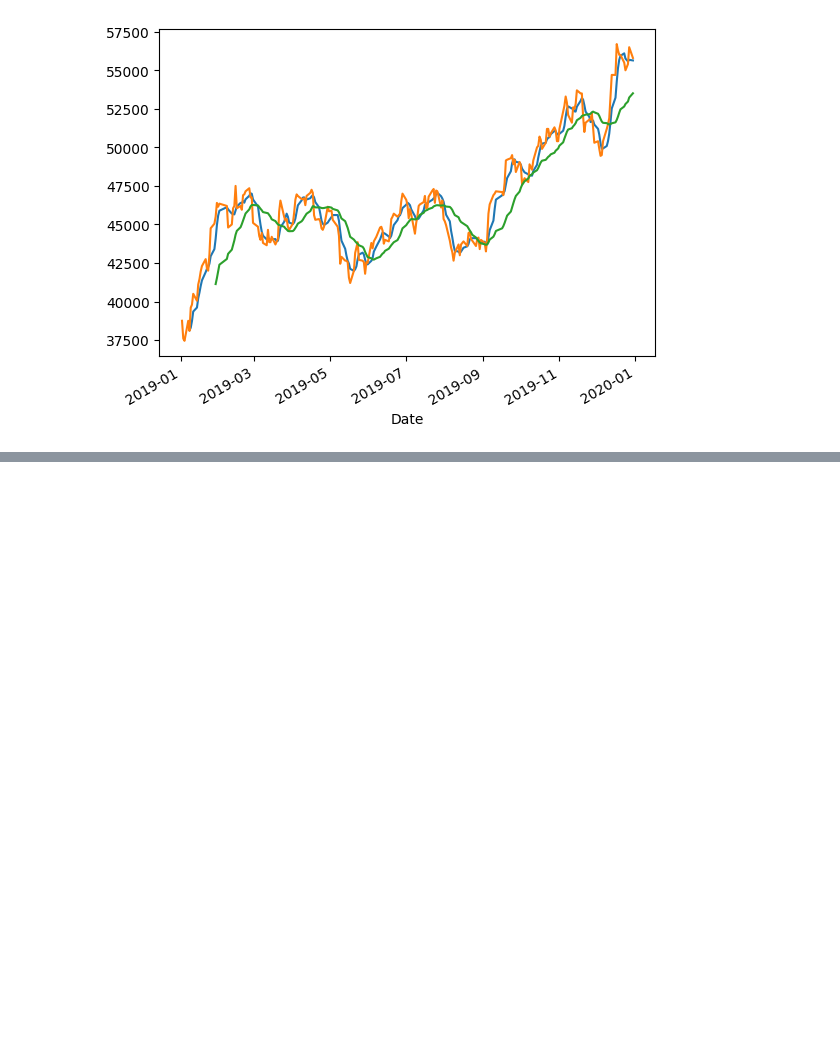
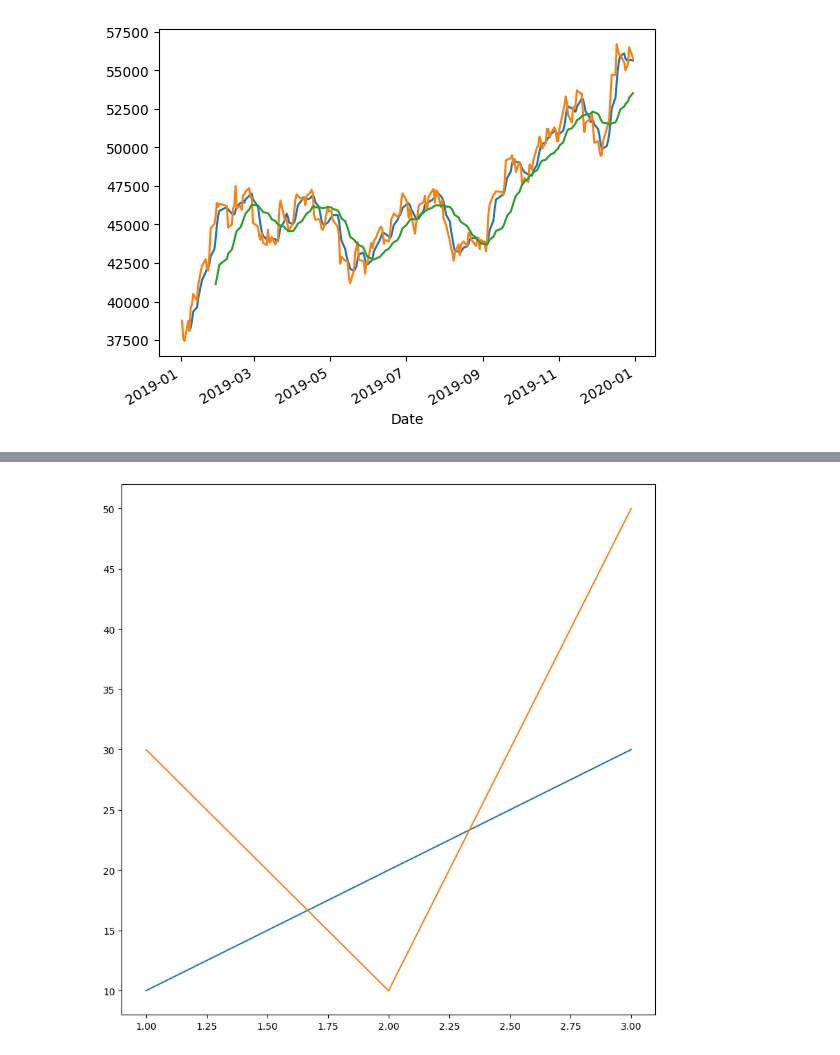
Before and after one commit to Taeseong-eom/ApplePython, a Jupyter notebook: pandas.ipynb, the cells around one changed output, grey strips where cells are left out. Cells and saved outputs as stored; diff of their text form; code cells hidden in the pictures; blank space fills up the shorter version.

```diff
--- a/pandas.ipynb
+++ b/pandas.ipynb
@@ -67,0 +102,8 @@ df2['rolling20'].plot()
+# %%
+plt.figure(figsize=(10,10)) # 인치 단위로 입력
+plt.plot([1,2,3],[10, 20, 30])
+plt.plot([1,2,3],[30, 10, 50])  # 여러 선을 동시에 보일 수 있음.
+
+plt.show()
+# %% [output]
+[figure, added]
```
Also changed, not shown: parts of 4 cells of this notebook.
